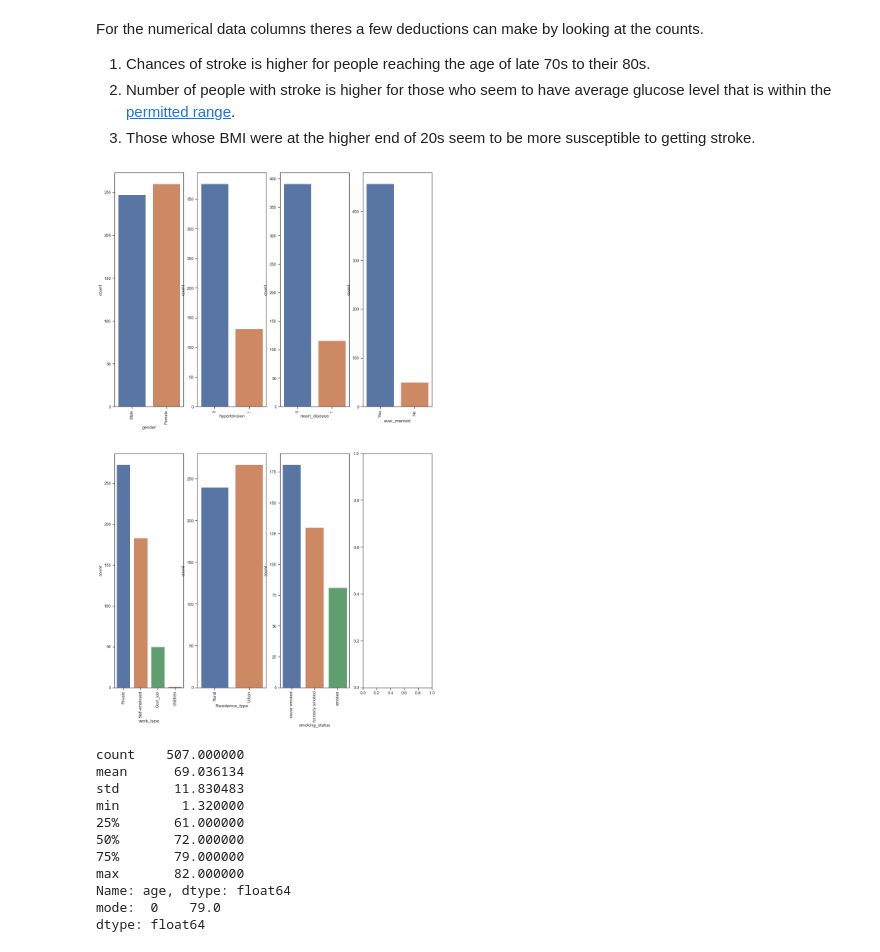
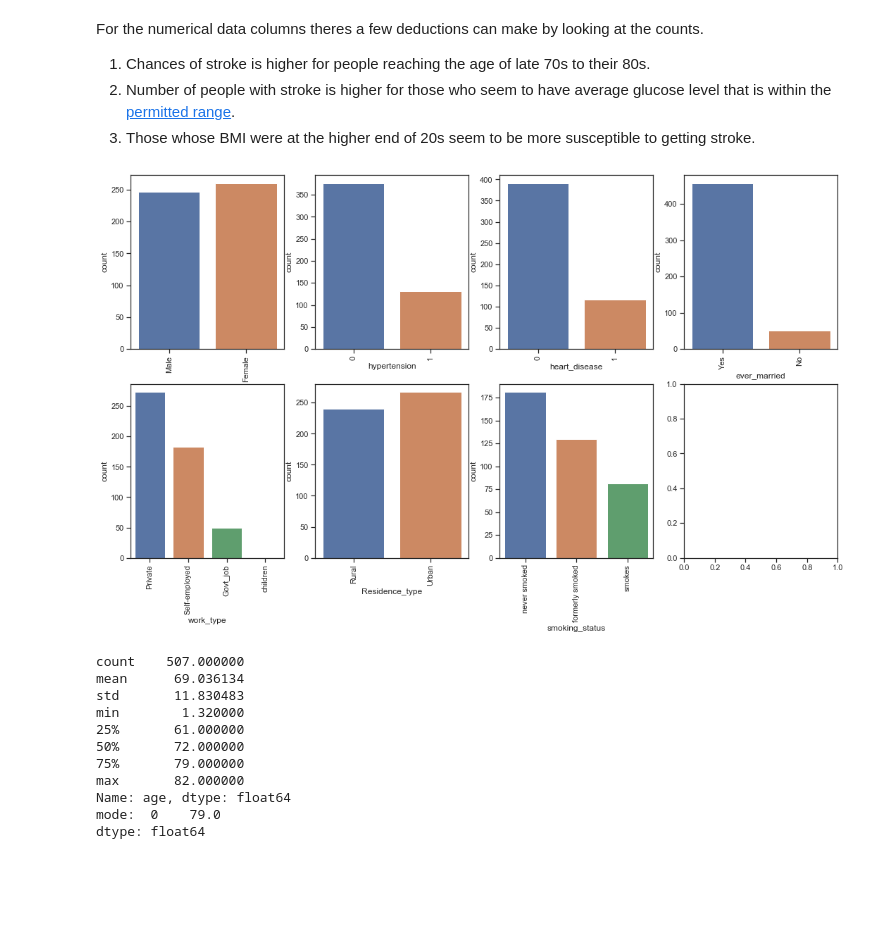
Before and after one commit to Coolbreeze151/Predicting-Stroke, a Jupyter notebook: Stroke Prediction.ipynb, the cells around one changed output. Cells and saved outputs as stored; diff of their text form; code cells hidden in the pictures; blank space fills up the shorter version.

```diff
--- a/Stroke Prediction.ipynb
+++ b/Stroke Prediction.ipynb
@@ -146,13 +146,13 @@ For the numerical data columns theres a few deductions can make by looking at th
 2. Number of people with stroke is higher for those who seem to have average glucose level that is within the [permitted range](https://www.webmd.com/diabetes/qa/what-are-normal-blood-sugar-levels).
 3. Those whose BMI were at the higher end of 20s seem to be more susceptible to getting stroke.
 # %%
-fig, ax = plt.subplots(2, 4, figsize=(15, 25))
+fig, ax = plt.subplots(2, 4, figsize=(18, 10))
 for variable, subplot in zip(categorical, ax.flatten()):
     sns.countplot(train_df_stroke[variable], ax=subplot)
     for label in subplot.get_xticklabels():
         label.set_rotation(90)
 # %% [output]
-[figure, old version]
+[figure, new version]
 # %%
 def quantitative_summarized(dataframe, x=None, y=None, hue=None, palette='Set1', ax=None, verbose=True, swarm=False):
     '''
```
